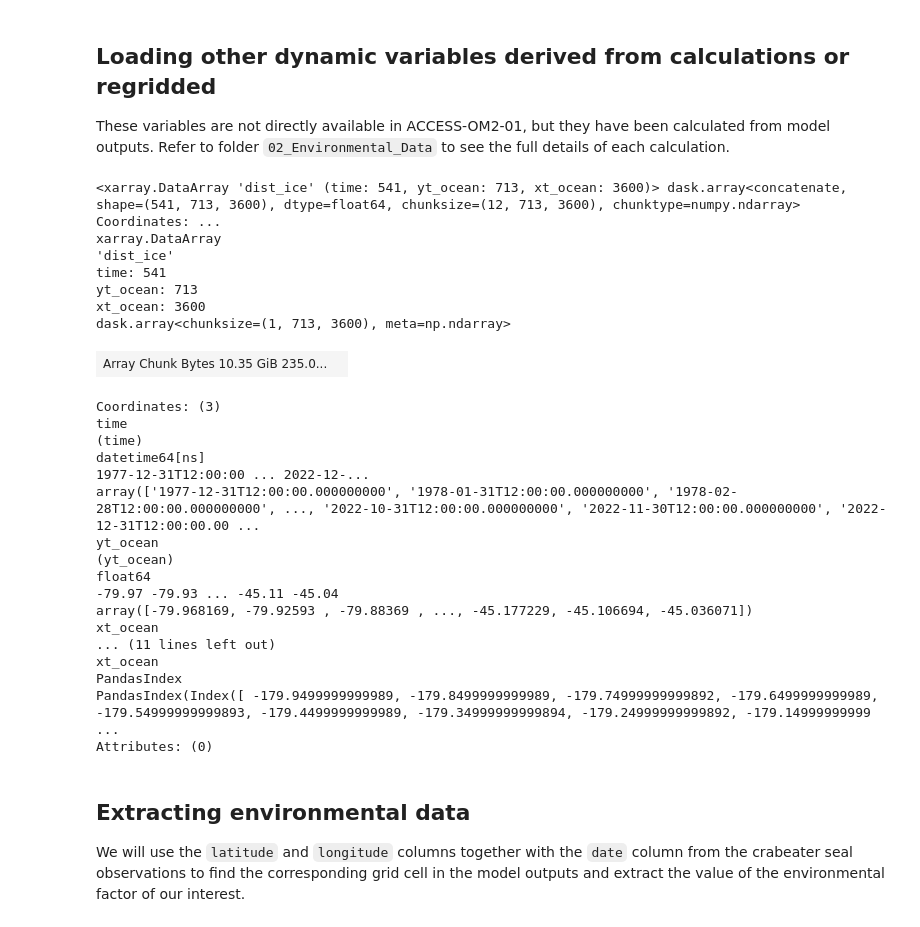
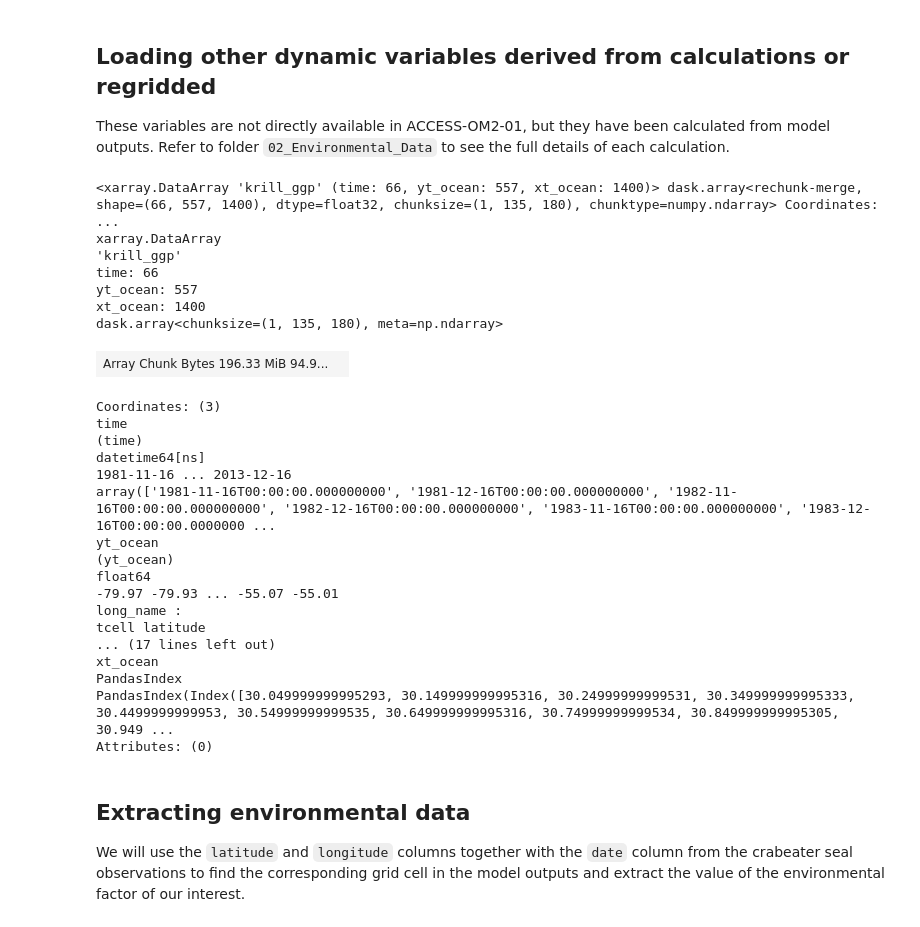
Before and after one commit to lidefi87/Crabeater_Distribution_East_Antarctica, a Jupyter notebook: Scripts/03_Matching_bio_env_data/01a_Matching_ACCESS-env_bio.ipynb, the cells around one changed output. Saved outputs shown, nothing was run; the diff lists cells and outputs as text; code cells hidden in the pictures.

Commit message:
adding chunking

```diff
--- a/Scripts/03_Matching_bio_env_data/01a_Matching_ACCESS-env_bio.ipynb
+++ b/Scripts/03_Matching_bio_env_data/01a_Matching_ACCESS-env_bio.ipynb
@@ -176,9 +176,9 @@ var_acc[var_acc.name.str.contains('salt')]
 Now that we identified the correct name for the variable of our interest, we can complete our dictionary.
 # %%
 #Variable name in the model
-varDict['var_mod'] = 'dist_ice'
+varDict['var_mod'] = 'krill_ggp'
 #Name of column where we will store the extracted data
-varDict['var_short_name'] = 'dist_ice_edge_km'
+varDict['var_short_name'] = 'krill_ggp'
 #Defining if this variable is related to sea ice or not
 varDict['ice_data'] = False
 #Checking final dictionary
@@ -296,41 +296,43 @@ Attributes: (0)
 ## Loading other dynamic variables derived from calculations or regridded
 These variables are not directly available in ACCESS-OM2-01, but they have been calculated from model outputs. Refer to folder `02_Environmental_Data` to see the full details of each calculation.
 # %%
-file_path = '/g/data/v45/la6889/Chapter2_Crabeaters/SeaIce/Distance_Edge/new/*.nc'
+file_path = '/g/data/v45/la6889/Chapter2_Crabeaters/Krill_habitat/*.nc'
 var_name = varDict['var_mod']
 # %%
 #Load data
 var_df = xr.open_mfdataset(sorted(glob(file_path)))[var_name]
+#Rechunk data
+var_df = var_df.chunk((1, 135, 180))
 #If mask is present as dimension, drop it
 if 'mask' in var_df.coords:
     var_df = var_df.squeeze().drop('mask')
 #Check results
 var_df
 # %% [output]
-<xarray.DataArray 'dist_ice' (time: 541, yt_ocean: 713, xt_ocean: 3600)> dask.array<concatenate, shape=(541, 713, 3600), dtype=float64, chunksize=(12, 713, 3600), chunktype=numpy.ndarray> Coordinates: ...
+<xarray.DataArray 'krill_ggp' (time: 66, yt_ocean: 557, xt_ocean: 1400)> dask.array<rechunk-merge, shape=(66, 557, 1400), dtype=float32, chunksize=(1, 135, 180), chunktype=numpy.ndarray> Coordinates:  ...
 xarray.DataArray
-'dist_ice'
-time: 541
-yt_ocean: 713
-xt_ocean: 3600
-dask.array<chunksize=(1, 713, 3600), meta=np.ndarray>
+'krill_ggp'
+time: 66
+yt_ocean: 557
+xt_ocean: 1400
+dask.array<chunksize=(1, 135, 180), meta=np.ndarray>
-| Array Chunk Bytes 10.35 GiB 235.0... |  |
+| Array Chunk Bytes 196.33 MiB 94.9... |  |
 Coordinates: (3)
 time
 (time)
 datetime64[ns]
-1977-12-31T12:00:00 ... 2022-12-...
-array(['1977-12-31T12:00:00.000000000', '1978-01-31T12:00:00.000000000', '1978-02-28T12:00:00.000000000', ..., '2022-10-31T12:00:00.000000000', '2022-11-30T12:00:00.000000000', '2022-12-31T12:00:00.00 ...
+1981-11-16 ... 2013-12-16
+array(['1981-11-16T00:00:00.000000000', '1981-12-16T00:00:00.000000000', '1982-11-16T00:00:00.000000000', '1982-12-16T00:00:00.000000000', '1983-11-16T00:00:00.000000000', '1983-12-16T00:00:00.0000000 ...
 yt_ocean
 (yt_ocean)
 float64
--79.97 -79.93 ... -45.11 -45.04
-array([-79.968169, -79.92593 , -79.88369 , ..., -45.177229, -45.106694, -45.036071])
-xt_ocean
-... (11 lines left out)
+-79.97 -79.93 ... -55.07 -55.01
+long_name :
+tcell latitude
+... (17 lines left out)
 xt_ocean
 PandasIndex
-PandasIndex(Index([ -179.9499999999989, -179.8499999999989, -179.74999999999892, -179.6499999999989, -179.54999999999893, -179.4499999999989, -179.34999999999894, -179.24999999999892, -179.14999999999 ...
+PandasIndex(Index([30.049999999995293, 30.149999999995316, 30.24999999999531, 30.349999999995333, 30.4499999999953, 30.54999999999535, 30.649999999995316, 30.74999999999534, 30.849999999995305, 30.949 ...
 Attributes: (0)
 # %% [markdown]
 ## Extracting environmental data
```
Also changed, not shown: parts of 4 cells of this notebook.
